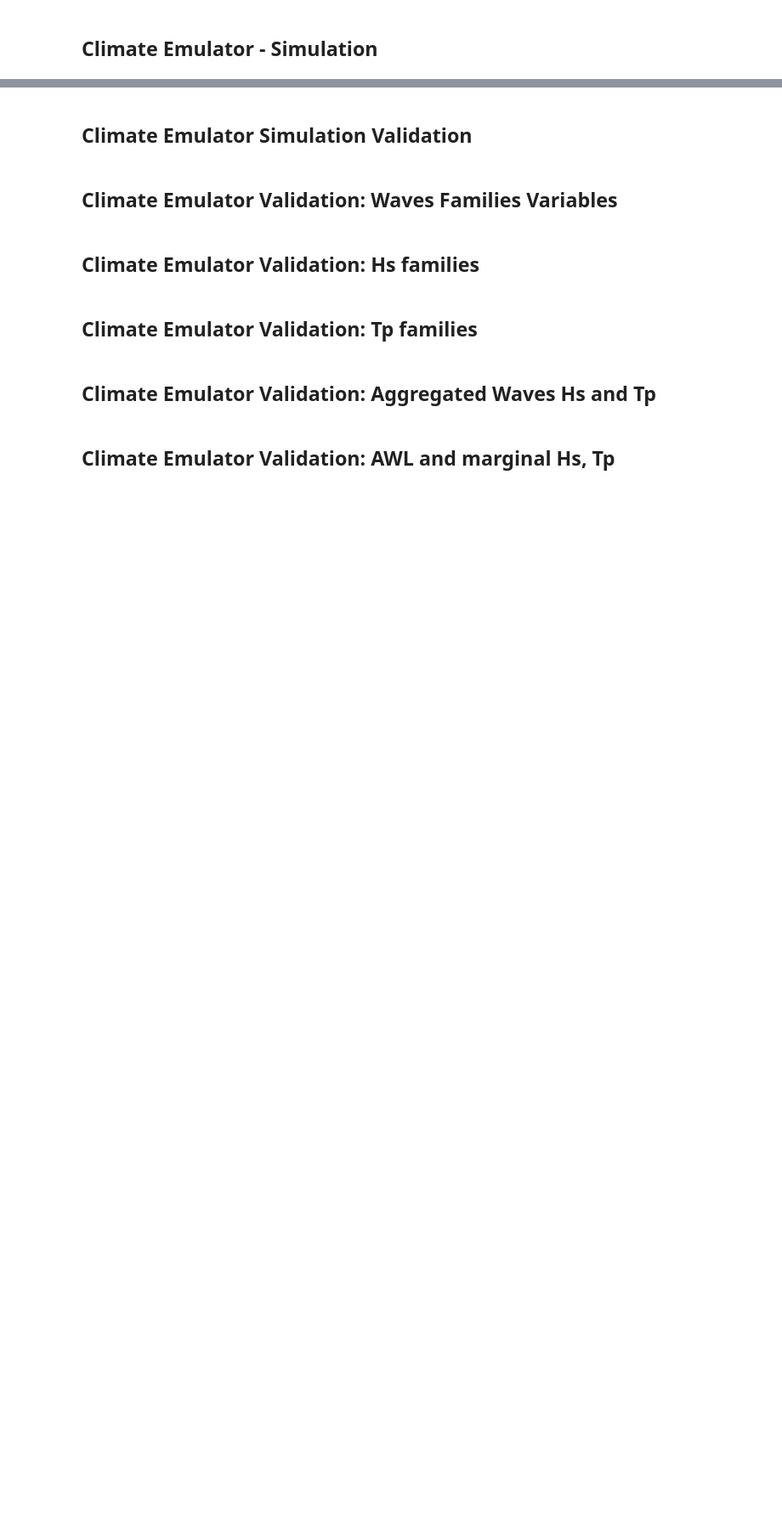
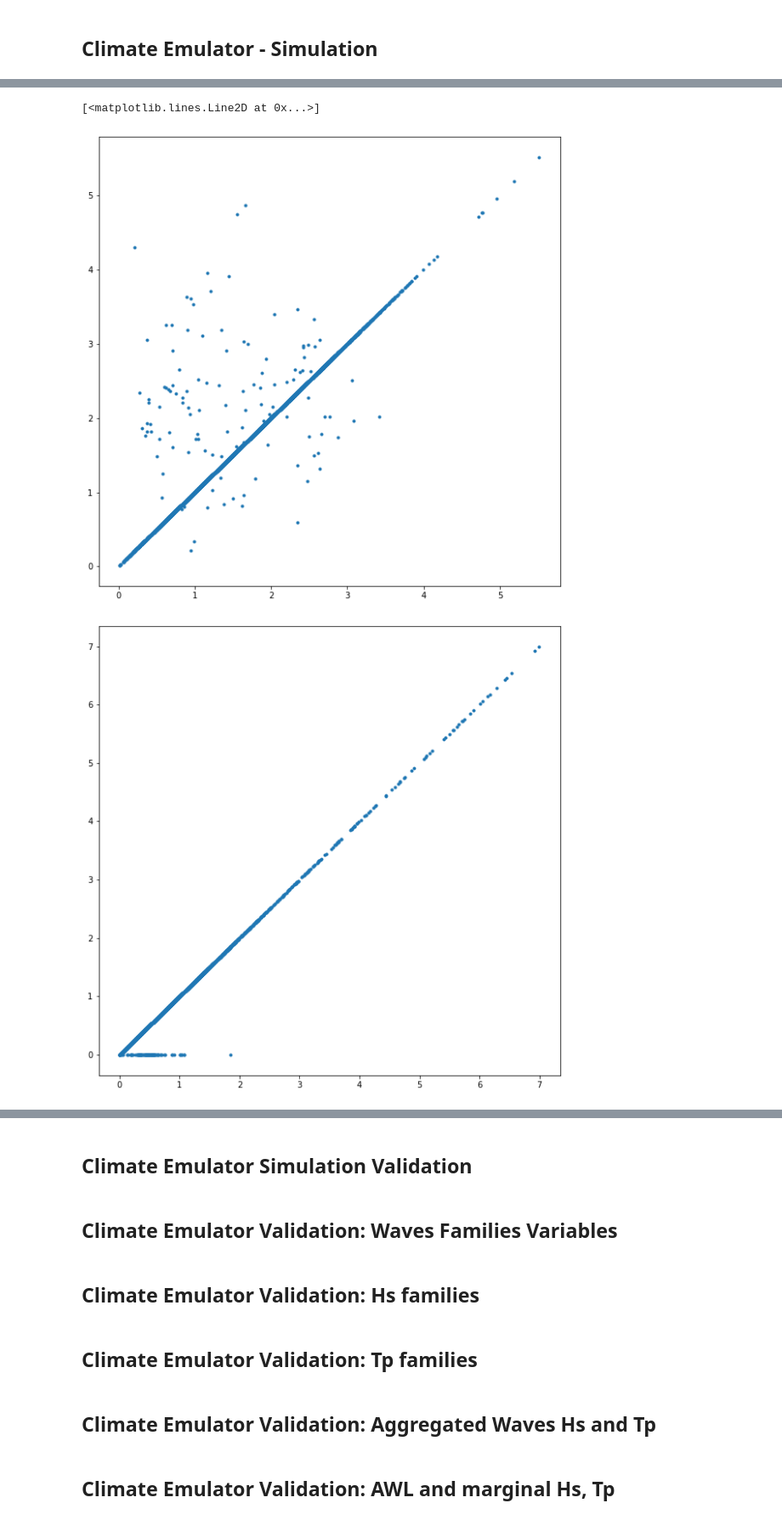
Before and after one commit to ripolln/teslakit, a Jupyter notebook: notebooks/KWAJALEIN/02_MetOcean_emulator/12_Climate_Emulator.ipynb, the cells around one changed output, grey strips where cells are left out. Shown at 85% size. Drawn from its saved outputs; the diff is of its cells as text; code cells hidden in the pictures; blank space fills up the shorter version.

```diff
--- a/notebooks/KWAJALEIN/02_MetOcean_emulator/12_Climate_Emulator.ipynb
+++ b/notebooks/KWAJALEIN/02_MetOcean_emulator/12_Climate_Emulator.ipynb
@@ -301,0 +361,18 @@ KeyboardInterrupt:
+# %%
+WVS_sim = xr.open_dataset('/Users/albacid/Desktop/WVS_sim.nc')
+
+TCs_sim_E = xr.open_dataset('/Users/albacid/Desktop/TCs_sim_E.nc')
+WVS_upd_E = xr.open_dataset('/Users/albacid/Desktop/WVS_upd_E.nc')
+
+print(WVS_sim)
+print()
+print(TCs_sim_E)
+print()
+print(WVS_upd_E)
+
+plt.figure(figsize=(10,10))
+plt.plot(WVS_sim.sea_Hs.isel(n_sim=0), WVS_upd_E.sea_Hs.isel(n_sim=0), '.')
+
+plt.figure(figsize=(10,10))
+plt.plot(WVS_sim.swell_1_Hs.isel(n_sim=0), WVS_upd_E.swell_1_Hs.isel(n_sim=0), '.')
+# %% [output]
@@ -301,0 +396,3 @@ KeyboardInterrupt:
+[<matplotlib.lines.Line2D at 0x...>]
+[figure, added]
+[figure, added]
```
Also changed, not shown: parts of 10 cells of this notebook, 1 other file.
